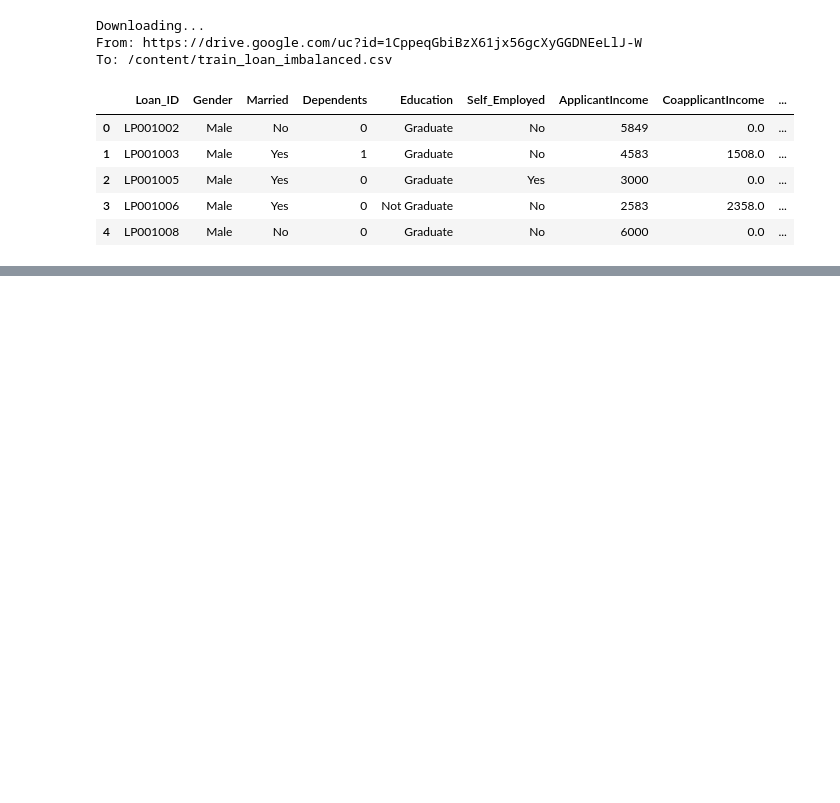
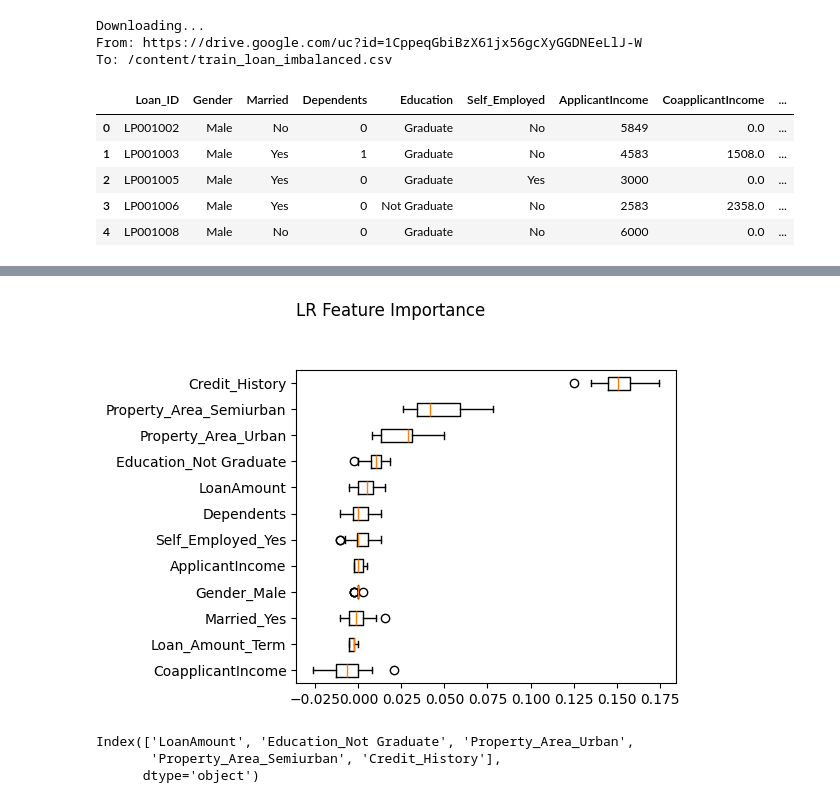
Before and after one commit to OPIM5512-des18004/OPIM5512_A04-des18004, a Jupyter notebook: src/assignment04_des18004.ipynb, the cells around one changed output, grey strips where cells are left out. Drawn from its saved outputs; the diff is of its cells as text; code cells hidden in the pictures; blank space fills up the shorter version.

```diff
--- a/src/assignment04_des18004.ipynb
+++ b/src/assignment04_des18004.ipynb
@@ -149,0 +28,3 @@ ValueError: Input contains NaN.
+# %%
+df.drop('Loan_ID', axis=1, inplace=True)
+df.shape
@@ -149,0 +50,3 @@ ValueError: Input contains NaN.
+# %%
+df.dropna(inplace=True, axis=0)
+print(df.shape)
@@ -149,0 +121,26 @@ ValueError: Input contains NaN.
+# %%
+# Perform train-test split using the already preprocessed X and y
+X_train, X_test, Y_train, Y_test = train_test_split(X, y, test_size=0.20, random_state=seed)
+
+# Define the categorical features for SMOTENC based on the current X_train columns:
+# 0: Dependents (int, categorical)
+# 5: Credit_History (float, categorical 0.0/1.0)
+# 6: Gender_Male (bool, categorical)
+# 7: Married_Yes (bool, categorical)
+# 8: Education_Not Graduate (bool, categorical)
+# 9: Self_Employed_Yes (bool, categorical)
+# 10: Property_Area_Semiurban (bool, categorical)
+# 11: Property_Area_Urban (bool, categorical)
+categorical_features_indices = [0, 5, 6, 7, 8, 9, 10, 11]
+
+sm = SMOTENC(categorical_features=categorical_features_indices, random_state=seed)
+X_res, y_res = sm.fit_resample(X_train, Y_train)
+
+print("Shape after SMOTENC:", X_res.shape, y_res.shape)
+print("Class distribution after SMOTENC:\n", pd.Series(y_res).value_counts())
+
+model = LogisticRegression(random_state=seed, max_iter=10000)
+model.fit(X_res, y_res)
+
+predictions_Smote = model.predict(X_test)
+print("Predictions generated successfully.")
@@ -149,0 +198,23 @@ ValueError: Input contains NaN.
+# %%
+clf = model
+
+result = permutation_importance(clf, X_train, Y_train, n_repeats=20,
+                                random_state=42)
+perm_sorted_idx = result.importances_mean.argsort()
+
+fig, ax1 = plt.subplots(1, 1, figsize=(6, 4))
+ax1.boxplot(result.importances[perm_sorted_idx].T, vert=False,
+            labels=X.columns[perm_sorted_idx])
+fig.suptitle('LR Feature Importance', y=1.05) # don't forget to update title!
+fig.tight_layout()
+plt.show()
+# %% [output]
+[figure, added]
+# %%
+top5_features = perm_sorted_idx[7:]
+top5_features = X.columns[top5_features]
+print(top5_features)
+# %% [output]
+Index(['LoanAmount', 'Education_Not Graduate', 'Property_Area_Urban',
+       'Property_Area_Semiurban', 'Credit_History'],
+      dtype='object')
```
Also changed, not shown: parts of 23 cells of this notebook.
